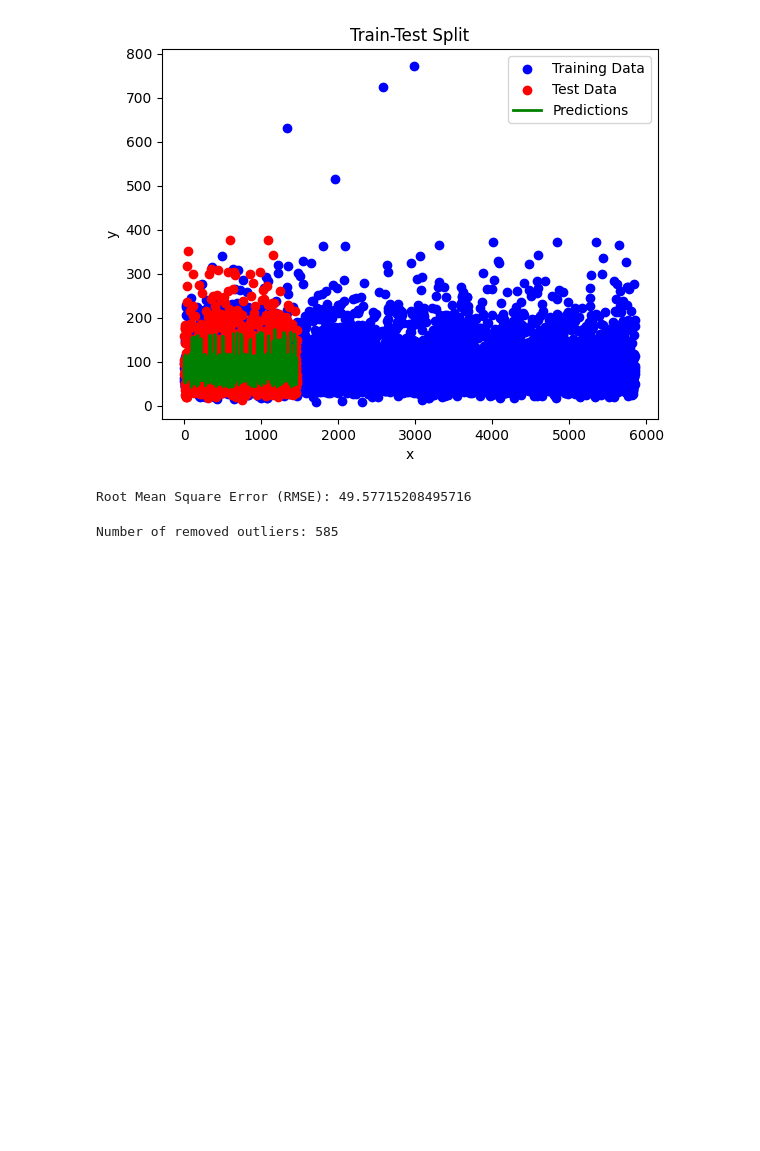
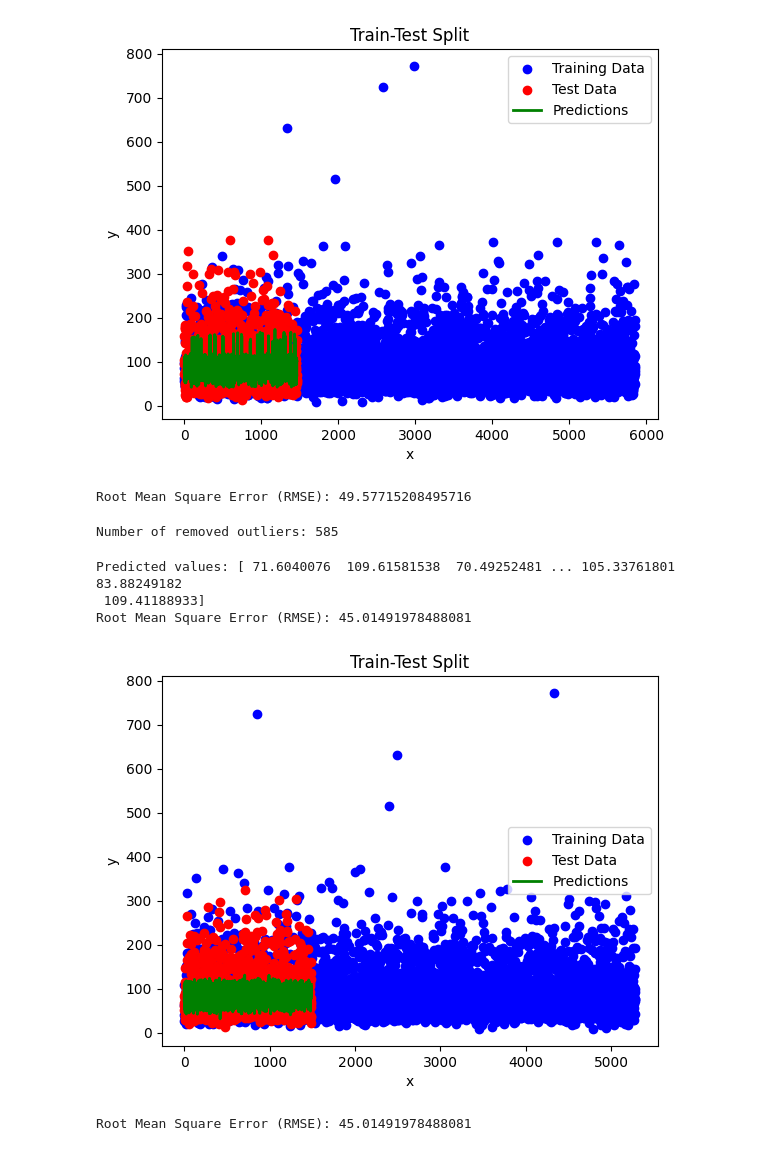
Before and after one commit to Hussy24/AI-Labs, a Jupyter notebook: hasnain_sajid(27199).ipynb, the cells around one changed output. Cells and saved outputs as stored; diff of their text form; code cells hidden in the pictures; blank space fills up the shorter version.

```diff
--- a/hasnain_sajid(27199).ipynb
+++ b/hasnain_sajid(27199).ipynb
@@ -100,3 +100,72 @@ Y_clean = Y[(z_scores <= threshold).all(axis=1)]
 print("Number of removed outliers:", len(outliers[0]))
 # %% [output]
 Number of removed outliers: 585
+# %%
+# Training the model again after optimization and changing test size
+
+x_train, x_test, y_train, y_test = train_test_split(X_clean, Y_clean, test_size=0.22, random_state=42)
+
+# Create a linear regression model
+model = LinearRegression()
+
+# Fit the model to the training data
+model.fit(x_train, y_train)
+
+# Make predictions on the test set
+y_pred = model.predict(x_test)
+
+# Print the predicted values
+print("Predicted values:", y_pred)
+
+# Calculate RMSE
+rmse = np.sqrt(mean_squared_error(y_test, y_pred))
+
+# Print the RMSE
+print("Root Mean Square Error (RMSE):", rmse)
+# %% [output]
+Predicted values: [ 71.6040076  109.61581538  70.49252481 ... 105.33761801  83.88249182
+ 109.41188933]
+Root Mean Square Error (RMSE): 45.01491978488081
+# %%
+# new plot after z-score optimization
+
+x_train=np.arange(0,len(x_train),1)
+x_test=np.arange(0,len(x_test),1)
+#the above line has solved the problem
+# Plot the train-test split
+plt.scatter(x_train, y_train, color='blue', label='Training Data')
+plt.scatter(x_test, y_test, color='red', label='Test Data')
+plt.plot(x_test, y_pred, color='green', linewidth=2, label='Predictions')
+plt.xlabel('x')
+plt.ylabel('y')
+plt.title('Train-Test Split')
+plt.legend()
+plt.show()
+# %% [output]
+[figure, added]
+# %%
+from sklearn.preprocessing import StandardScaler
+
+# Apply data normalization using Standardization
+scaler = StandardScaler()
+X_scaled = scaler.fit_transform(X_clean)
+
+# Split the normalized data into training and test sets
+x_train, x_test, y_train, y_test = train_test_split(X_scaled, Y_clean, test_size=0.22, random_state=42)
+
+# Create a linear regression model
+model = LinearRegression()
+
+# Fit the model to the training data
+model.fit(x_train, y_train)
+
+# Make predictions on the test set
+y_pred = model.predict(x_test)
+
+# Calculate RMSE
+rmse = np.sqrt(mean_squared_error(y_test, y_pred))
+
+# Print the RMSE
+print("Root Mean Square Error (RMSE):", rmse)
+# %% [output]
+Root Mean Square Error (RMSE): 45.01491978488081
```
